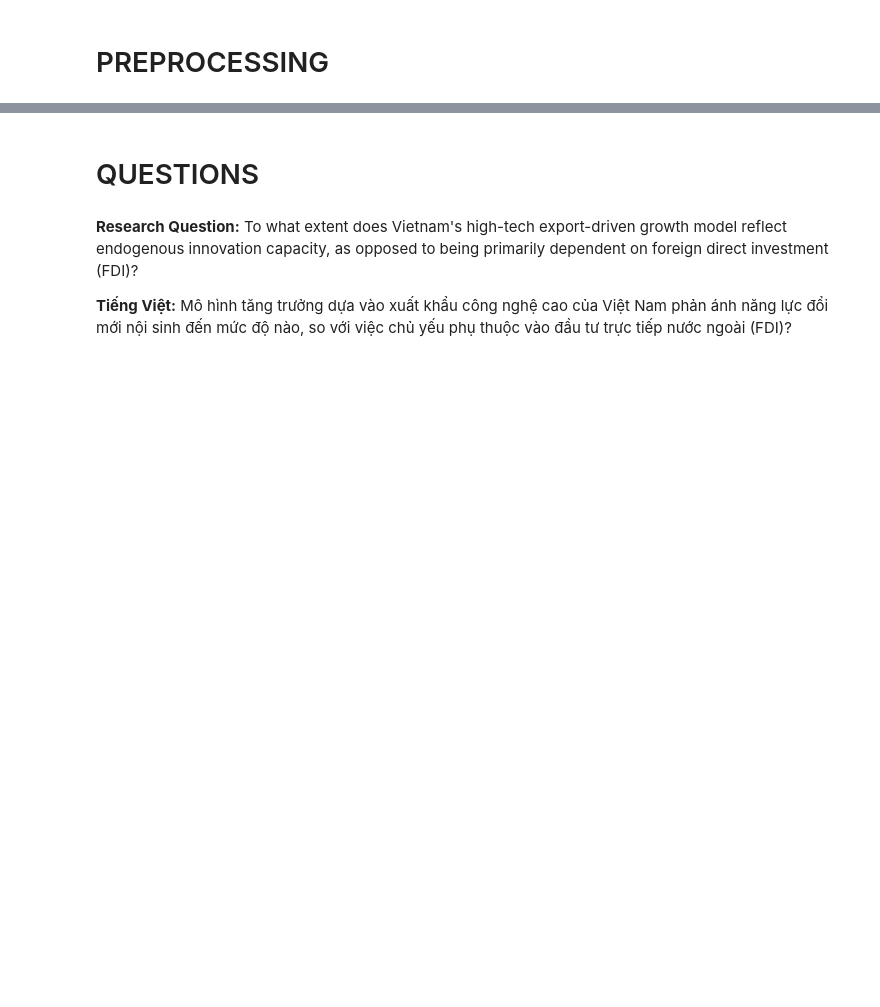
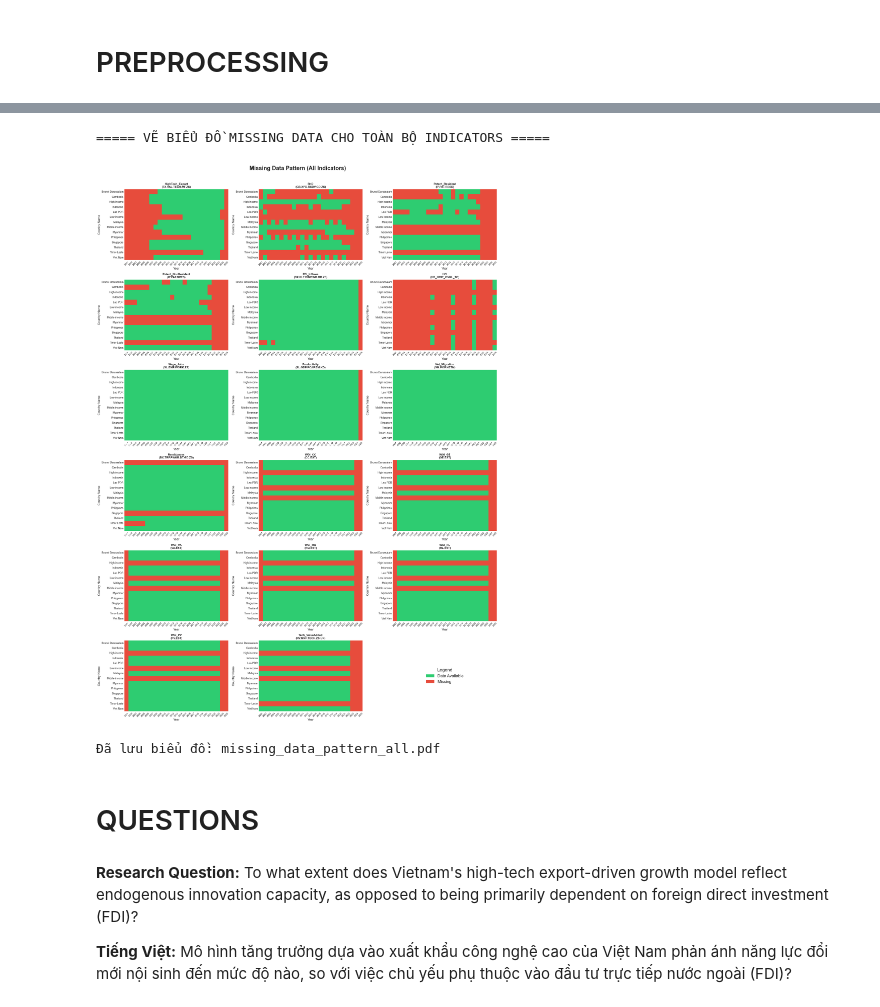
Before and after one commit to thloc1212/DV_LAB2, a Jupyter notebook: 5/tmp.ipynb, the cells around one changed output, grey strips where cells are left out. Cells and saved outputs as stored; diff of their text form; code cells hidden in the pictures; blank space fills up the shorter version.

Commit message:
fix missing

```diff
--- a/5/tmp.ipynb
+++ b/5/tmp.ipynb
@@ -175,3 +189,58 @@ WGI_VA                 75
+# %%
+# ===================== MISSING DATA HEATMAP (ALL INDICATORS) =====================
+print('===== VẼ BIỂU ĐỒ MISSING DATA CHO TOÀN BỘ INDICATORS =====')
+
+# Lấy toàn bộ danh sách codes
+plot_codes = list(indicators.keys())
+
+# Cấu hình layout 6 rows x 3 columns = 18 ô (17 indicators + 1 legend)
+fig, axes = plt.subplots(6, 3, figsize=(22, 30))
+axes = axes.flatten()
+
+for idx, code in enumerate(plot_codes):
+    ax = axes[idx]
+    if code in data:
+        # Lấy dữ liệu thô (chưa fill missing) để xem pattern thực tế
+        df_plot = data[code].copy().set_index('Year')
+
+        sns.heatmap(
+            df_plot.isna().T,
+            cbar=False,
+            ax=ax,
+            yticklabels=True,
+            cmap=['#2ecc71', '#e74c3c']  # Green=data, Red=missing
+        )
+        ax.set_title(f"{indicators[code]}\n({code})", fontsize=11, weight='bold')
+        ax.set_xlabel('Year')
+        ax.tick_params(axis='x', rotation=45, labelsize=9)
+        ax.tick_params(axis='y', labelsize=10)
+    else:
+        # Trường hợp biến bị lỗi/không lấy được data
+        ax.axis('off')
+        ax.text(0.5, 0.5, f"No data for:\n{indicators[code]}",
+                ha='center', va='center', fontsize=12, color='gray')
+
+# Ô cuối cùng (index 17) dành cho Legend
+ax_legend = axes[17]
+ax_legend.axis('off')
+from matplotlib.patches import Patch
+legend_elements = [
+    Patch(facecolor='#2ecc71', label='Data Available'),
+    Patch(facecolor='#e74c3c', label='Missing')
+]
+ax_legend.legend(handles=legend_elements, loc='center', fontsize=16,
+                 title='Legend', title_fontsize=18)
+
+plt.suptitle('Missing Data Pattern (All Indicators)', fontsize=22, fontweight='bold', y=1.01)
+plt.tight_layout()
+plt.savefig('missing_data_pattern_all.pdf', dpi=300, bbox_inches='tight')
+plt.show()
+
+print('Đã lưu biểu đồ: missing_data_pattern_all.pdf')
+# %% [output]
+===== VẼ BIỂU ĐỒ MISSING DATA CHO TOÀN BỘ INDICATORS =====
+[figure, added]
+Đã lưu biểu đồ: missing_data_pattern_all.pdf
 # %% [markdown]
 # QUESTIONS
 # %% [markdown]
```
Also changed, not shown: parts of 5 cells of this notebook, 1 other file.
